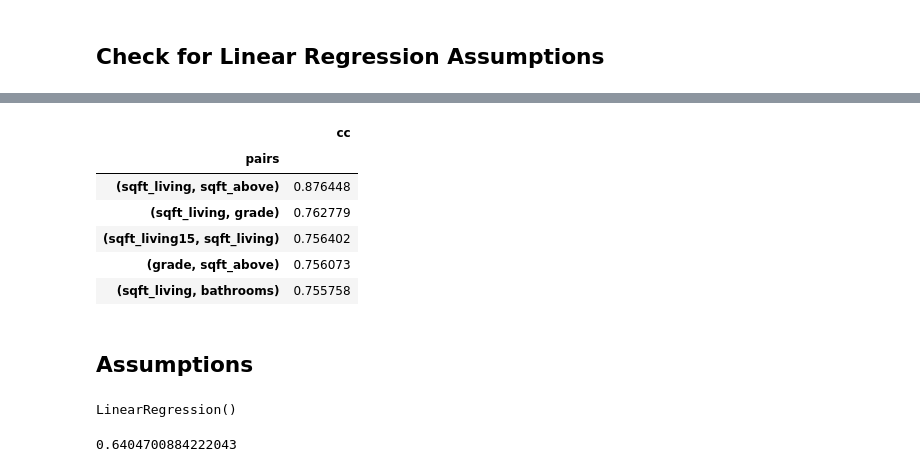
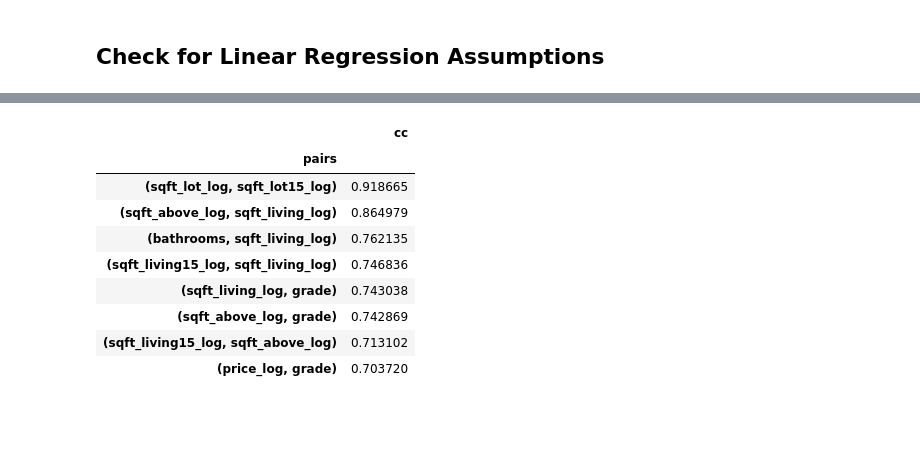
Before and after one commit to bentoler22/Flatiron_Phase_2_Project, a Jupyter notebook: student.ipynb, the cells around one changed output, grey strips where cells are left out. Saved outputs shown, nothing was run; the diff lists cells and outputs as text; code cells hidden in the pictures; blank space fills up the shorter version.

```diff
--- a/student.ipynb
+++ b/student.ipynb
@@ -85,12 +85,12 @@ df['is_basement'] = df.sqft_basement.map(lambda x: 0 if x == 0 else 1)
 df.drop('sqft_basement', axis=1, inplace=True)
 # %%
 #convert condition and grade into numeric values
-df['condition'] = df.condition.map(lambda x: 0 if x=='Poor'
-                                   else (1 if x=='Fair'
-                                    else (2 if x=='Average'
-                                    else  (3 if x=='Good' else 4))))
+df['condition'] = df.condition.map(lambda x: 1 if x=='Poor'
+                                   else (2 if x=='Fair'
+                                    else (3 if x=='Average'
+                                    else  (4 if x=='Good' else 4))))
 
-df['grade'] = df.grade.map(lambda x: int(x[0:2])-3)
+df['grade'] = df.grade.map(lambda x: int(x[0:2]))
 # %%
 df.waterfront.isna().sum()
 # %% [output]
@@ -120,3 +120,6 @@ cont_log.columns = log_names;
 cont_log.hist(figsize=(10, 10), bins='auto');
 # %% [output]
 [figure]
+# %%
+cont_data.drop(['bathrooms', 'yr_built'], axis=1, inplace=True)
+cont_log.drop(['bathrooms_log', 'yr_built_log'], axis=1, inplace=True)
@@ -123,4 +134,4 @@ cont_log.hist(figsize=(10, 10), bins='auto');
 # %%
 #replace continuous variables with log transforms
 df.drop(cont_data.columns, axis=1, inplace=True)
-data = pd.concat([df,cont_log],  axis=1)
+df = pd.concat([df, cont_log],  axis=1)
@@ -451,14 +433,15 @@ df2.columns = ['cc']
 # for the sake of exercise, kept it in.
 df2.drop_duplicates(inplace=True)
 # %%
-df2[(df2.cc>.75) & (df2.cc <1)]
+df2[(df2.cc>.7) & (df2.cc <1)]
 # %% [output]
 |  | cc |
 | pairs |  |
-| (sqft_living, sqft_above) | 0.876448 |
-| (sqft_living, grade) | 0.762779 |
-| (sqft_living15, sqft_living) | 0.756402 |
-| (grade, sqft_above) | 0.756073 |
-| (sqft_living, bathrooms) | 0.755758 |
+| (sqft_lot_log, sqft_lot15_log) | 0.918665 |
+| (sqft_above_log, sqft_living_log) | 0.864979 |
+| (bathrooms, sqft_living_log) | 0.762135 |
+| (sqft_living15_log, sqft_living_log) | 0.746836 |
+| (sqft_living_log, grade) | 0.743038 |
+| (sqft_above_log, grade) | 0.742869 |
+| (sqft_living15_log, sqft_above_log) | 0.713102 |
+| (price_log, grade) | 0.703720 |
-# %% [markdown]
-## Assumptions
@@ -470,8 +447,0 @@ final_model = LinearRegression()
-# %%
-final_model.fit(X_train_final, y_train)
-# %% [output]
-LinearRegression()
-# %%
-final_model.score(X_test_final, y_test)
-# %% [output]
-0.6404700884222043
```
Also changed, not shown: parts of 65 cells of this notebook.
